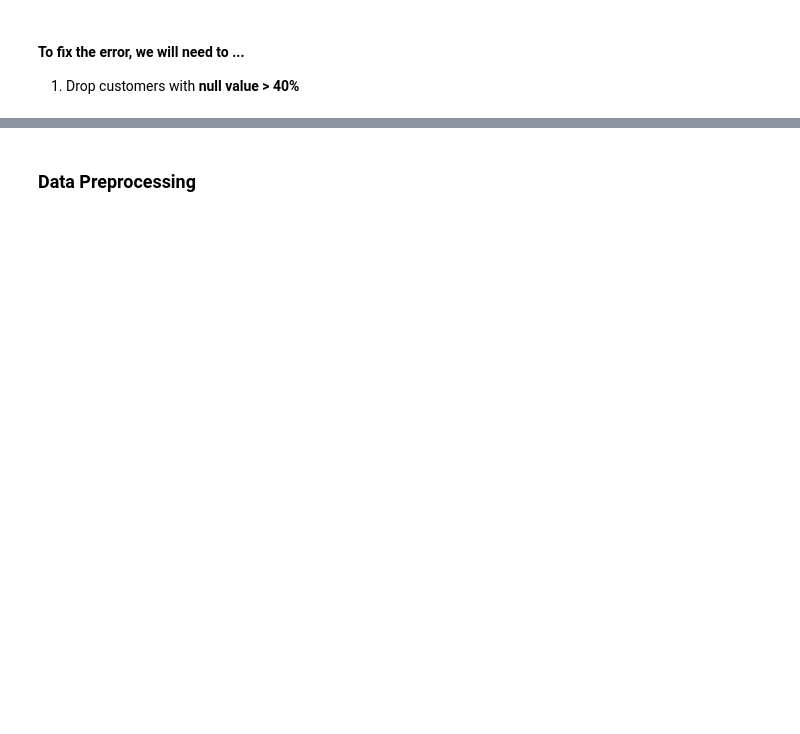
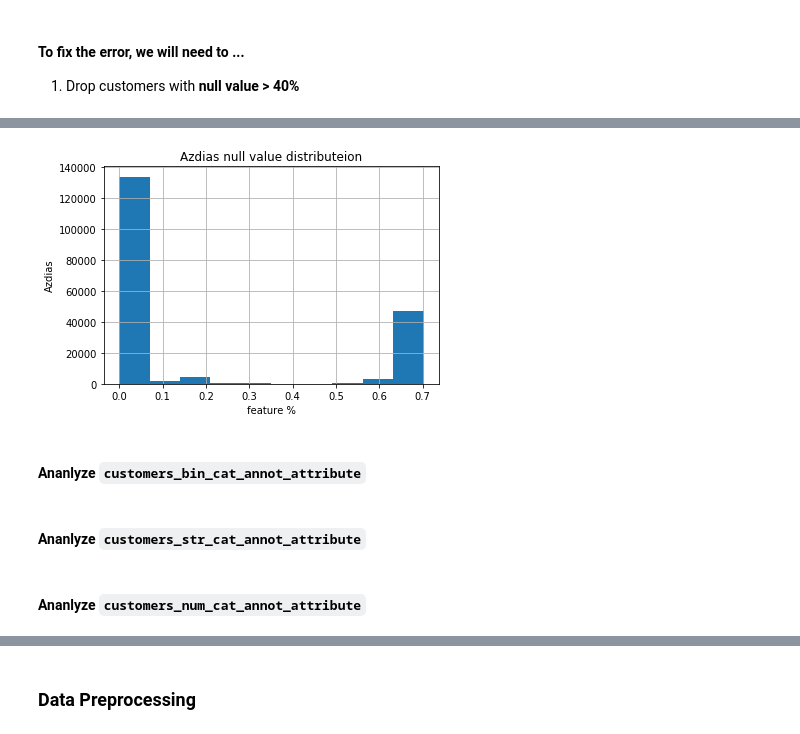
Before and after one commit to dragon7-fc/DSND-Capstone, a Jupyter notebook: Arvato Project Workbook.ipynb, the cells around one changed output, grey strips where cells are left out. Cells and saved outputs as stored; diff of their text form; code cells hidden in the pictures; blank space fills up the shorter version.

```diff
--- a/Arvato Project Workbook.ipynb
+++ b/Arvato Project Workbook.ipynb
@@ -592,0 +608,10 @@ plt.show()
+# %%
+customers_df.isnull().mean(axis=1).hist()
+plt.xlabel('feature %')
+plt.ylabel('Azdias')
+plt.title('Azdias null value distributeion')
+plt.show()
+# %% [output]
+[figure, added]
+# %% [markdown]
+#### Ananlyze `customers_bin_cat_annot_attribute`
@@ -592,0 +623,2 @@ plt.show()
+# %% [markdown]
+#### Ananlyze `customers_str_cat_annot_attribute`
@@ -592,0 +630,2 @@ plt.show()
+# %% [markdown]
+#### Ananlyze `customers_num_cat_annot_attribute`
```
Also changed, not shown: parts of 46 cells of this notebook.
